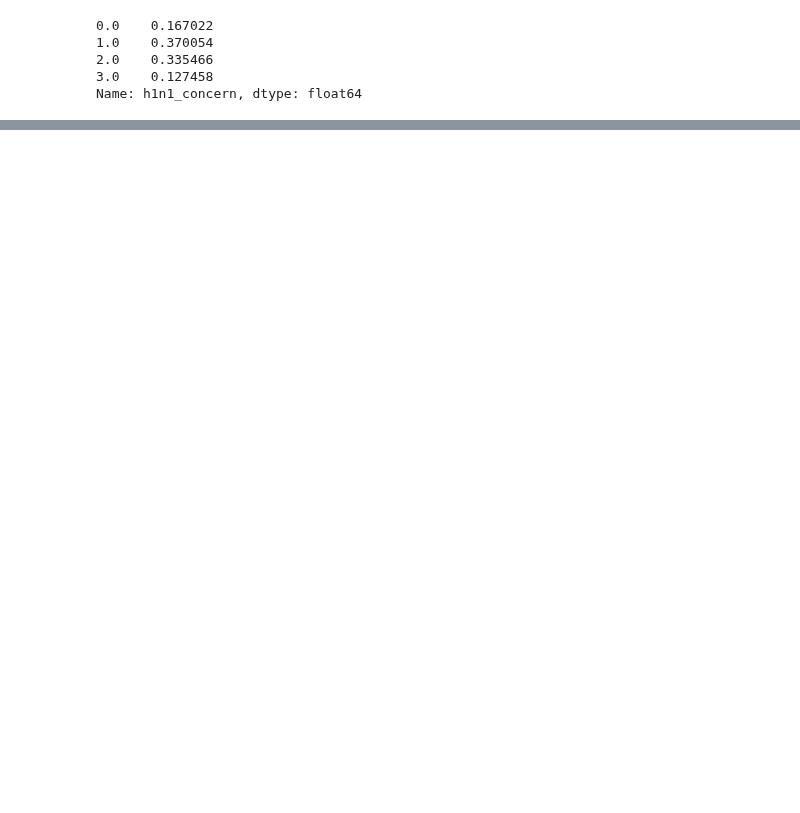
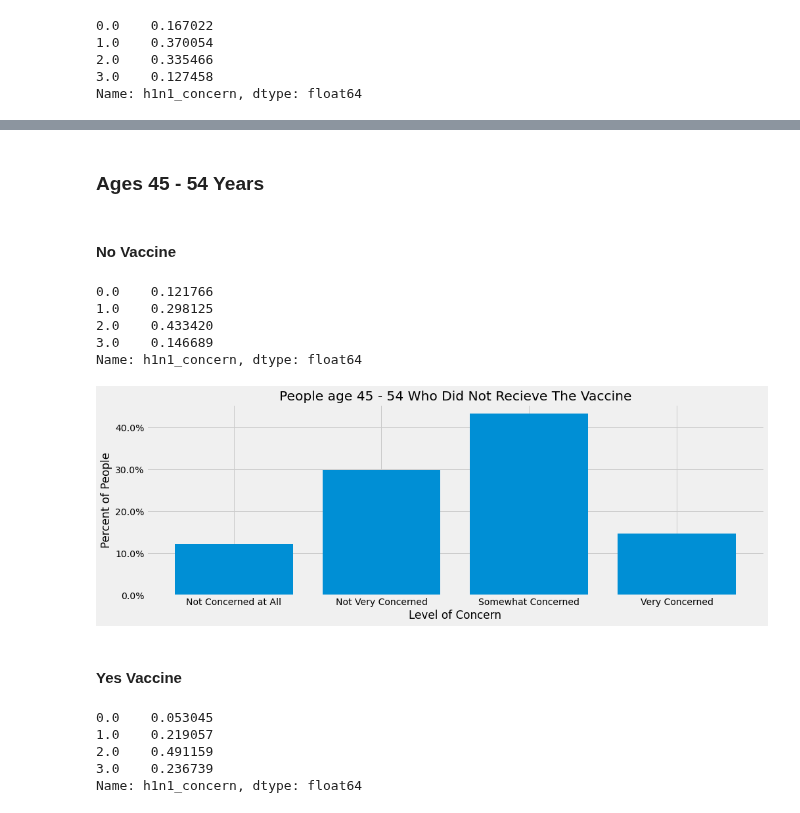
Before and after one commit to mankah/Capstone, a Jupyter notebook: Capstone.ipynb, the cells around one changed output, grey strips where cells are left out. Saved outputs shown, nothing was run; the diff lists cells and outputs as text; code cells hidden in the pictures; blank space fills up the shorter version.

```diff
--- a/Capstone.ipynb
+++ b/Capstone.ipynb
@@ -653,0 +600,41 @@ plt.xticks(ticks=no_vaccine.index, labels=x);
+# %% [markdown]
+### Ages 45 - 54 Years
+# %% [markdown]
+#### No Vaccine
+# %%
+under_54 = df[df.age_group == '45 - 54 Years']
+under_54_no = under_54[under_54.h1n1_vaccine == 0]
+under_54_no_concern = under_54_no.h1n1_concern.value_counts(normalize = True).sort_index()
+under_54_no_concern
+# %% [output]
+0.0    0.121766
+1.0    0.298125
+2.0    0.433420
+3.0    0.146689
+Name: h1n1_concern, dtype: float64
+# %%
+fig, ax = plt.subplots(figsize=(15, 5))
+
+x = ['Not Concerned at All', 'Not Very Concerned',
+     'Somewhat Concerned', 'Very Concerned']
+plt.bar(under_54_no_concern.index, under_54_no_concern.values)
+plt.title('People age 45 - 54 Who Did Not Recieve The Vaccine')
+plt.ylabel('Percent of People')
+plt.xlabel('Level of Concern')
+ax.yaxis.set_major_formatter(mtick.PercentFormatter(1.0))
+plt.xticks(ticks=no_vaccine.index, labels=x);
+# %% [output]
+[figure, added]
+# %% [markdown]
+#### Yes Vaccine
+# %%
+under_54 = df[df.age_group == '45 - 54 Years']
+under_54_yes = under_54[under_54.h1n1_vaccine == 1]
+under_54_yes_concern = under_54_yes.h1n1_concern.value_counts(normalize = True).sort_index()
+under_54_yes_concern
+# %% [output]
+0.0    0.053045
+1.0    0.219057
+2.0    0.491159
+3.0    0.236739
+Name: h1n1_concern, dtype: float64
```
Also changed, not shown: parts of 49 cells of this notebook.
